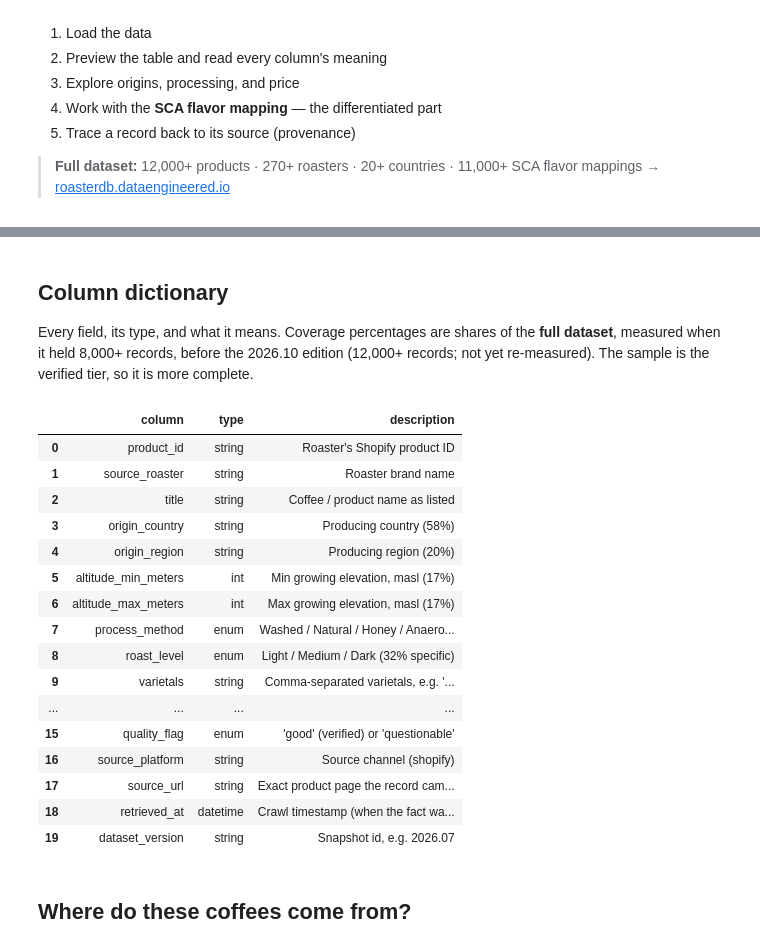
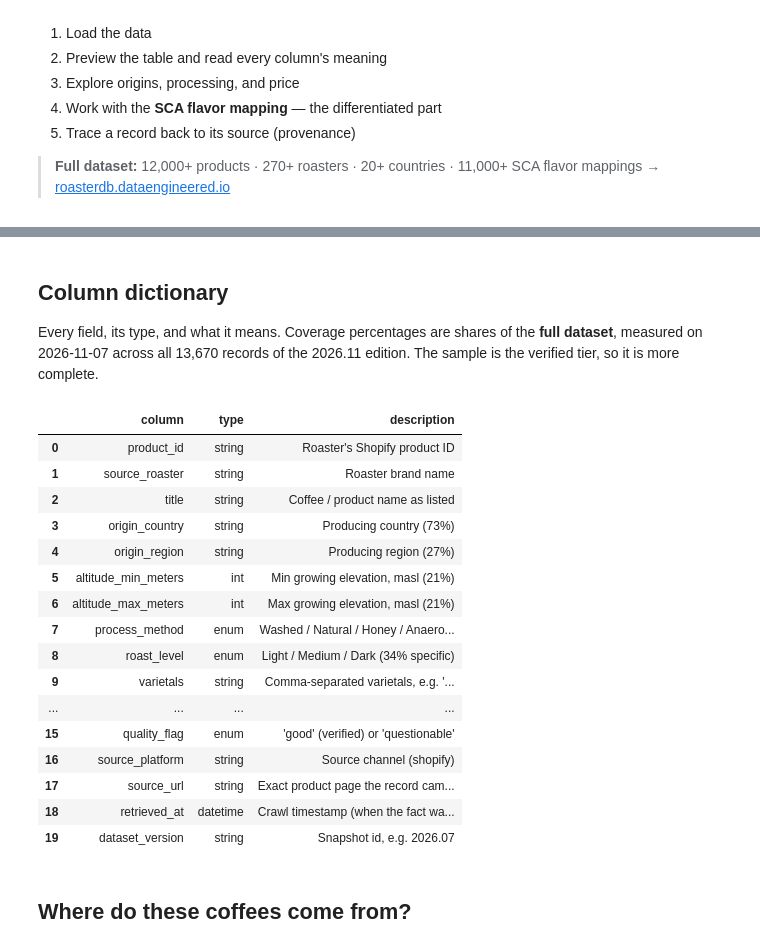
Before and after one commit to RoasterDB/specialty-coffee-roasterdb, a Jupyter notebook: kaggle/notebook/roasterdb-starter-notebook.ipynb, the cells around one changed output, grey strips where cells are left out. Saved outputs shown, nothing was run; the diff lists cells and outputs as text; code cells hidden in the pictures.

```diff
--- a/kaggle/notebook/roasterdb-starter-notebook.ipynb
+++ b/kaggle/notebook/roasterdb-starter-notebook.ipynb
@@ -53,43 +53,43 @@ Loaded 100 coffees from 72 roasters  (roasterdb_sample.csv)
 # %% [markdown]
 ## Column dictionary
 
-Every field, its type, and what it means. Coverage percentages are shares of the **full dataset**, measured when it held
-8,000+ records, before the 2026.10 edition (12,000+ records; not yet re-measured). The sample is the verified tier, so it is more complete.
+Every field, its type, and what it means. Coverage percentages are shares of the **full dataset**, measured on 2026-11-07 across
+all 13,670 records of the 2026.11 edition. The sample is the verified tier, so it is more complete.
 # %%
 col_docs = [
     ("product_id",               "string",   "Roaster's Shopify product ID"),
     ("source_roaster",           "string",   "Roaster brand name"),
     ("title",                    "string",   "Coffee / product name as listed"),
-    ("origin_country",           "string",   "Producing country (58%)"),
-    ("origin_region",            "string",   "Producing region (20%)"),
-    ("altitude_min_meters",      "int",      "Min growing elevation, masl (17%)"),
-    ("altitude_max_meters",      "int",      "Max growing elevation, masl (17%)"),
+    ("origin_country",           "string",   "Producing country (73%)"),
+    ("origin_region",            "string",   "Producing region (27%)"),
+    ("altitude_min_meters",      "int",      "Min growing elevation, masl (21%)"),
+    ("altitude_max_meters",      "int",      "Max growing elevation, masl (21%)"),
     ("process_method",           "enum",     "Washed / Natural / Honey / Anaerobic / Other"),
-    ("roast_level",              "enum",     "Light / Medium / Dark (32% specific)"),
-    ("varietals",                "string",   "Comma-separated varietals, e.g. 'Gesha, SL28' (30%)"),
+    ("roast_level",              "enum",     "Light / Medium / Dark (34% specific)"),
+    ("varietals",                "string",   "Comma-separated varietals, e.g. 'Gesha, SL28' (40%)"),
     ("weight_grams",             "int",      "Net weight of the listed unit as the listing states it"),
     ("price_currency",           "string",   "The store's own currency (ISO 4217), read from the store"),
     ("price_value",              "float",    "Listed price in price_currency (USD: sanitized to $3-$150)"),
     ("tasting_notes_sca_nodes",  "string",   "'; '-separated SCA paths, e.g. 'Fruity > Berry > Blueberry'"),
     ("tasting_notes_confidence", "float",    "0-1 confidence of the flavor normalization"),
     ("quality_flag",             "enum",     "'good' (verified) or 'questionable'"),
     ("source_platform",          "string",   "Source channel (shopify)"),
     ("source_url",               "string",   "Exact product page the record came from"),
     ("retrieved_at",             "datetime", "Crawl timestamp (when the fact was true)"),
     ("dataset_version",          "string",   "Snapshot id, e.g. 2026.07"),
 ]
 pd.DataFrame(col_docs, columns=["column", "type", "description"])
 # %% [output]
 |  | column | type | description |
 | 0 | product_id | string | Roaster's Shopify product ID |
 | 1 | source_roaster | string | Roaster brand name |
 | 2 | title | string | Coffee / product name as listed |
-| 3 | origin_country | string | Producing country (58%) |
-| 4 | origin_region | string | Producing region (20%) |
-| 5 | altitude_min_meters | int | Min growing elevation, masl (17%) |
-| 6 | altitude_max_meters | int | Max growing elevation, masl (17%) |
+| 3 | origin_country | string | Producing country (73%) |
+| 4 | origin_region | string | Producing region (27%) |
+| 5 | altitude_min_meters | int | Min growing elevation, masl (21%) |
+| 6 | altitude_max_meters | int | Max growing elevation, masl (21%) |
 | 7 | process_method | enum | Washed / Natural / Honey / Anaero... |
-| 8 | roast_level | enum | Light / Medium / Dark (32% specific) |
+| 8 | roast_level | enum | Light / Medium / Dark (34% specific) |
 | 9 | varietals | string | Comma-separated varietals, e.g. '... |
 | ... | ... | ... | ... |
 | 15 | quality_flag | enum | 'good' (verified) or 'questionable' |
```
Also changed, not shown: 10 other files.
